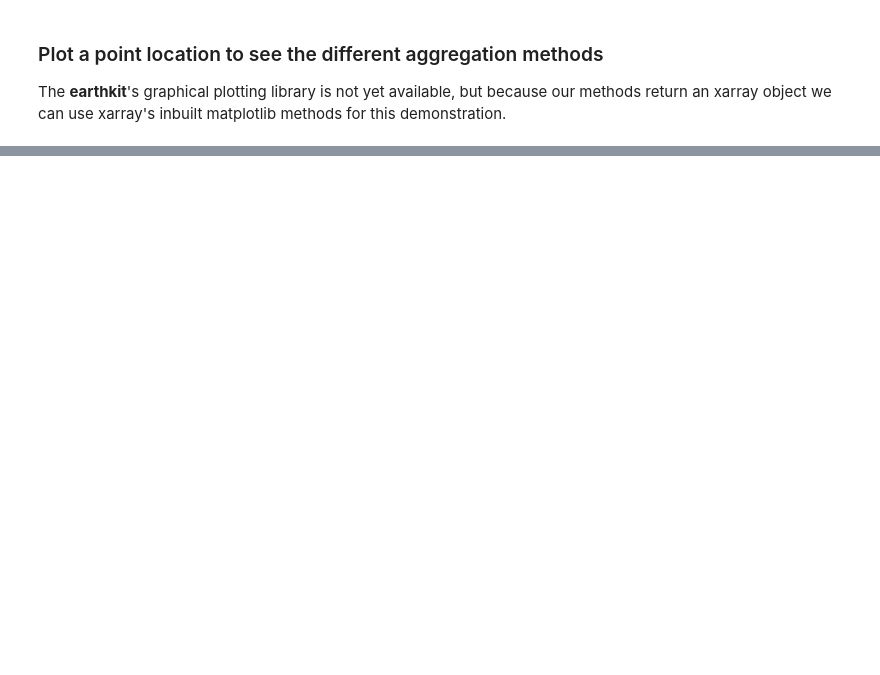
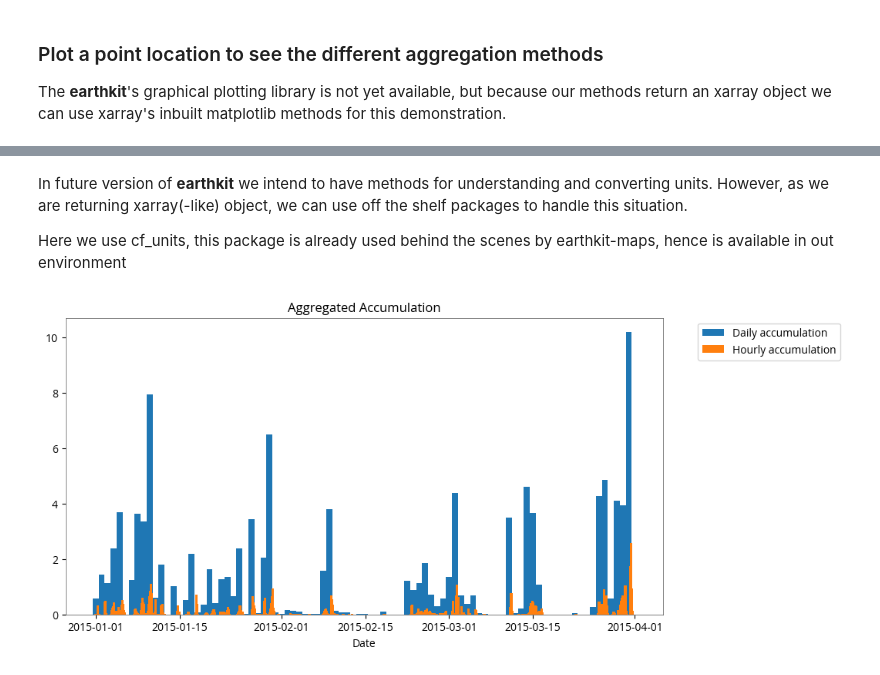
Before and after one commit to ecmwf-projects/c3s-ga-training, a Jupyter notebook: notebooks/11_daily_monthly_stats.ipynb, the cells around one changed output, grey strips where cells are left out. Drawn from its saved outputs; the diff is of its cells as text; code cells hidden in the pictures; blank space fills up the shorter version.

```diff
--- a/notebooks/11_daily_monthly_stats.ipynb
+++ b/notebooks/11_daily_monthly_stats.ipynb
@@ -294,0 +291,4 @@ plt.show()
+# %%
+tp_accumulation = ek_aggregate.temporal.daily_sum(era5_TP_data)
+# tp_accumulation = ek_aggregate.temporal.monthly_sum(era5_TP_data)
+tp_accumulation
@@ -295,14 +329,28 @@ plt.show()
+# %% [markdown]
+In future version of **earthkit** we intend to have methods for understanding and converting units. However,
+as we are returning xarray(-like) object, we can use off the shelf packages to handle this situation.
+
+Here we use cf_units, this package is already used behind the scenes by earthkit-maps, hence is available in
+out environment
 # %%
-# fig, axis = plt.subplots(ncols=1, nrows=1, figsize=(10,5))
+import cf_units
 
+fig, axis = plt.subplots(ncols=1, nrows=1, figsize=(10,5))
 
-# era5_TP_xr.sel(**location).plot()
+daily_data = tp_accumulation.tp.sel(**location)
+d_units = cf_units.Unit(daily_data.units)
+daily_data.values = d_units.convert(daily_data.values, 'mm')
 
-# .plot(label='Hourly data', ax=axis, kind='bar')
-# fig = tp_daily_accumulation.tp.sel(**location).plot(label='Daily accumulation', ax=axis)
-# # fig = era5_daily_mean_12.t2m.isel(**location).plot(label='Daily mean (+12 hours)')
-# era5_rolling.t2m.sel(**location).plot(label='Rolling mean', ax=axis)
-# axis.legend(loc='upper left', bbox_to_anchor=(1.05,1.))
-# axis.xaxis.set_label_text("Date")
-# axis.set_title("Aggregation methods")
-# plt.show()
+axis.bar(daily_data.time, daily_data, label='Daily accumulation', width=1.)
+
+hourly_data = era5_TP_data.to_xarray().tp.sel(**location)
+h_units = cf_units.Unit(hourly_data.units)
+hourly_data.values = h_units.convert(hourly_data.values, 'mm')
+axis.bar(hourly_data.time, hourly_data, label='Hourly accumulation', width=0.4)
+
+axis.legend(loc='upper left', bbox_to_anchor=(1.05,1.))
+axis.xaxis.set_label_text("Date")
+axis.set_title("Aggregated Accumulation")
+plt.show()
+# %% [output]
+[figure, added]
```
Also changed, not shown: parts of 13 cells of this notebook, 1 other file.
